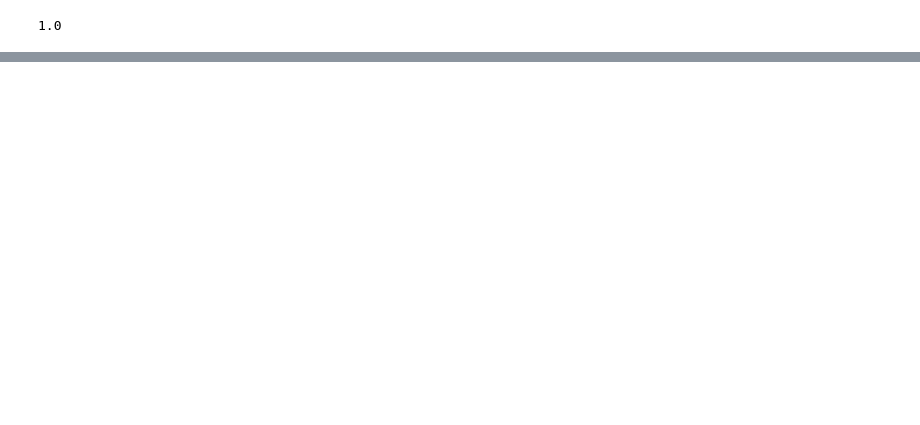
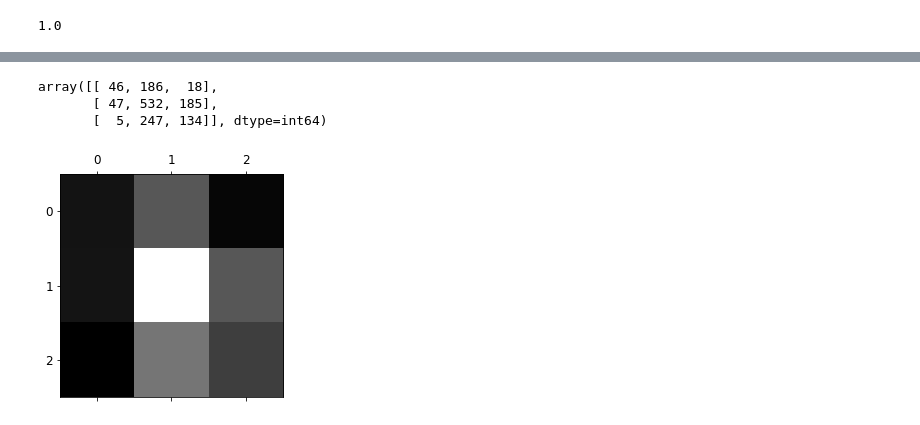
Before and after one commit to nana-hyun/AI_experience_lab, a Jupyter notebook: adni-fs classificaiton.ipynb, the cells around one changed output, grey strips where cells are left out. Saved outputs shown, nothing was run; the diff lists cells and outputs as text; code cells hidden in the pictures; blank space fills up the shorter version.

```diff
--- a/adni-fs classificaiton.ipynb
+++ b/adni-fs classificaiton.ipynb
@@ -356,0 +432,13 @@ array([2.])
+# %%
+y_train_pred_1 = cross_val_predict(sgd_clf, X_train, y_train, cv=3)
+conf_mx_1 = confusion_matrix(y_train, y_train_pred_1)
+conf_mx_1
+# %% [output]
+array([[ 46, 186,  18],
+       [ 47, 532, 185],
+       [  5, 247, 134]], dtype=int64)
+# %%
+plt.matshow(conf_mx_1, cmap = plt.cm.gray)
+plt.show()
+# %% [output]
+[figure, added]
```
Also changed, not shown: parts of 46 cells of this notebook.
